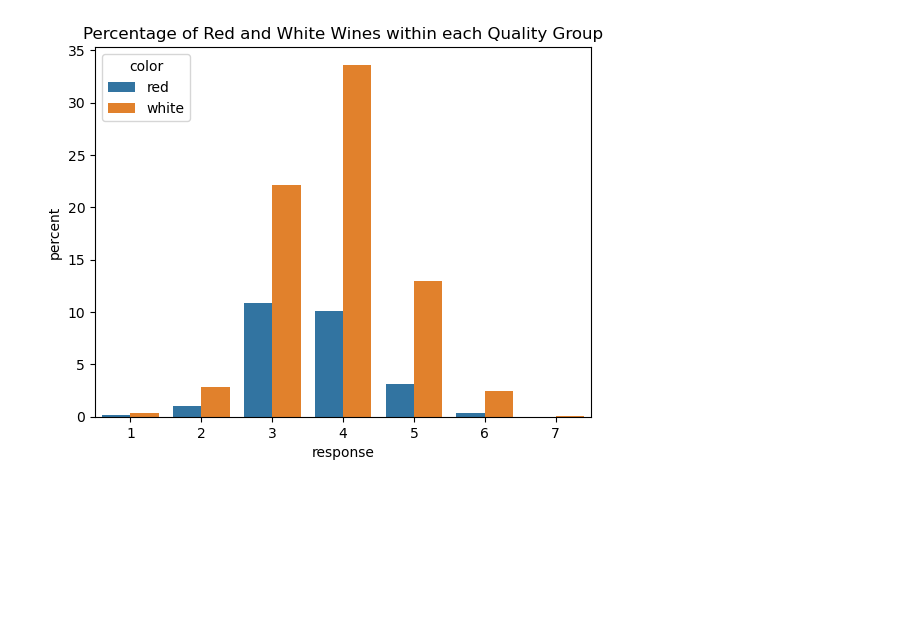
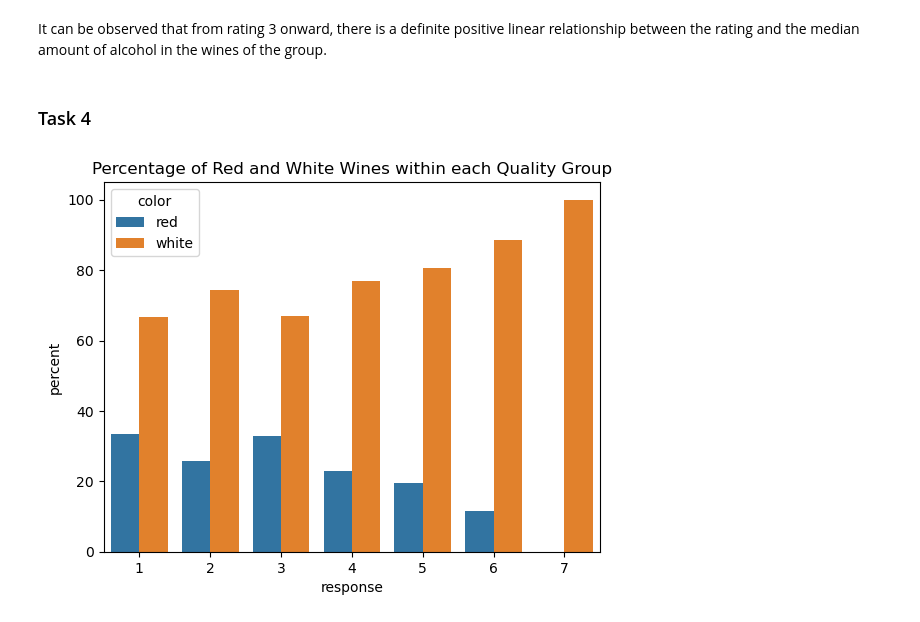
Before and after one commit to Wladeko/data-exploration-and-visualization, a Jupyter notebook: 1_Visualization/visualization.ipynb, the cells around one changed output. Cells and saved outputs as stored; diff of their text form; code cells hidden in the pictures; blank space fills up the shorter version.

```diff
--- a/1_Visualization/visualization.ipynb
+++ b/1_Visualization/visualization.ipynb
@@ -4,3 +5,3 @@ import matplotlib.pyplot as plt
 import seaborn as sns
 # %%
-wine = pd.read_csv("1_Visualization\\winequality-all.csv", comment="#")
+wine = pd.read_csv("winequality-all.csv", comment="#")
@@ -28,9 +46,14 @@ plt.show()
+# %% [markdown]
+It can be observed that from rating 3 onward, there is a definite positive linear relationship between the rating and the median amount of alcohol in the wines of the group.
+# %% [markdown]
+### Task 4
 # %%
-# Percentage of red and white wines within each quality group
-quality_counts = wine.groupby(["response", "color"]).size().reset_index(name = "count")
-quality_counts["percent"] = quality_counts["count"] / quality_counts["count"].sum() * 100
+quality_counts = wine.groupby(["response", "color"]).size().reset_index(name = "count_color")
+response_counts = wine.groupby(["response"]).size().reset_index(name = "count")
+quality_counts = quality_counts.merge(response_counts, how="inner", on="response")
+quality_counts["percent"] = quality_counts["count_color"] / quality_counts["count"] * 100
 sns.barplot(data = quality_counts, x = "response", y = "percent", hue = "color")
 plt.title("Percentage of Red and White Wines within each Quality Group")
 plt.show()
 # %% [output]
-[figure, old version]
+[figure, new version]
```
Also changed, not shown: parts of 17 cells of this notebook, 2 other files.
